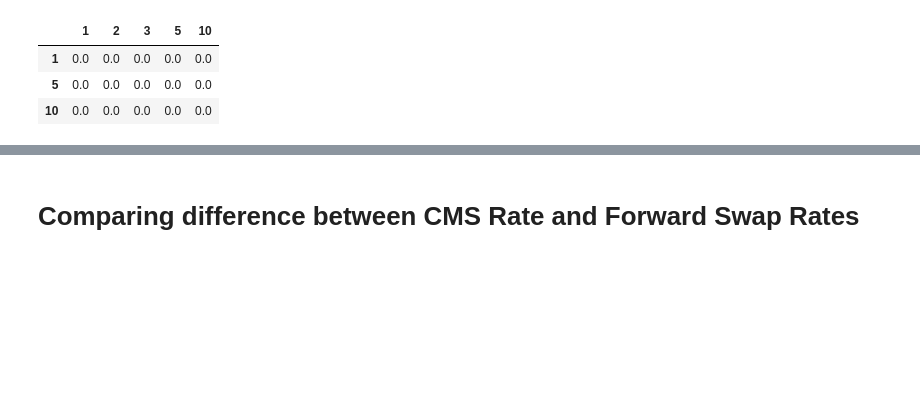
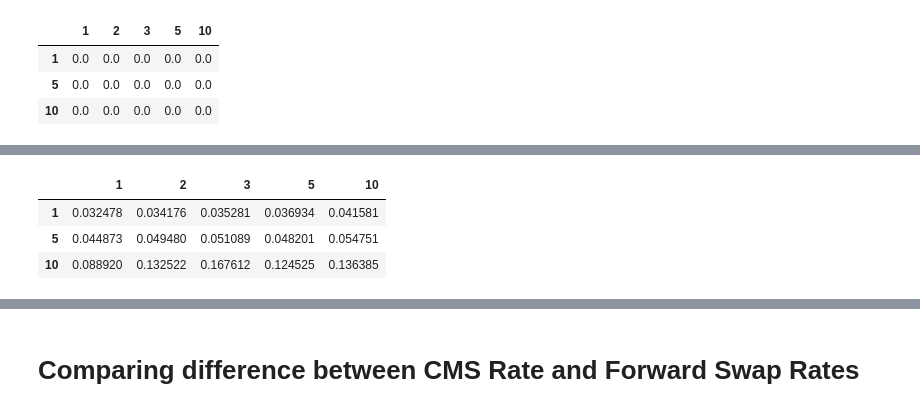
Before and after one commit to njh18/qf634-quant-research-methods, a Jupyter notebook: qf605-fixed-income/Part 3 Convexity Correction.ipynb, the cells around one changed output, grey strips where cells are left out. Drawn from its saved outputs; the diff is of its cells as text; code cells hidden in the pictures; blank space fills up the shorter version.

```diff
--- a/qf605-fixed-income/Part 3 Convexity Correction.ipynb
+++ b/qf605-fixed-income/Part 3 Convexity Correction.ipynb
@@ -428,0 +407,17 @@ cms_rate
+# %%
+for expiry in Expiry:
+    for tenor in Tenors:
+        F = forward_swap_rates.loc[expiry, tenor]
+        T = expiry
+        m = 2
+        N = tenor
+        current_cms_rate = calc_cms_rate(F, T, m , N)
+
+        cms_rate.loc[expiry, tenor] = current_cms_rate
+
+cms_rate
+# %% [output]
+|  | 1 | 2 | 3 | 5 | 10 |
+| 1 | 0.032478 | 0.034176 | 0.035281 | 0.036934 | 0.041581 |
+| 5 | 0.044873 | 0.049480 | 0.051089 | 0.048201 | 0.054751 |
+| 10 | 0.088920 | 0.132522 | 0.167612 | 0.124525 | 0.136385 |
```
Also changed, not shown: parts of 8 cells of this notebook.
